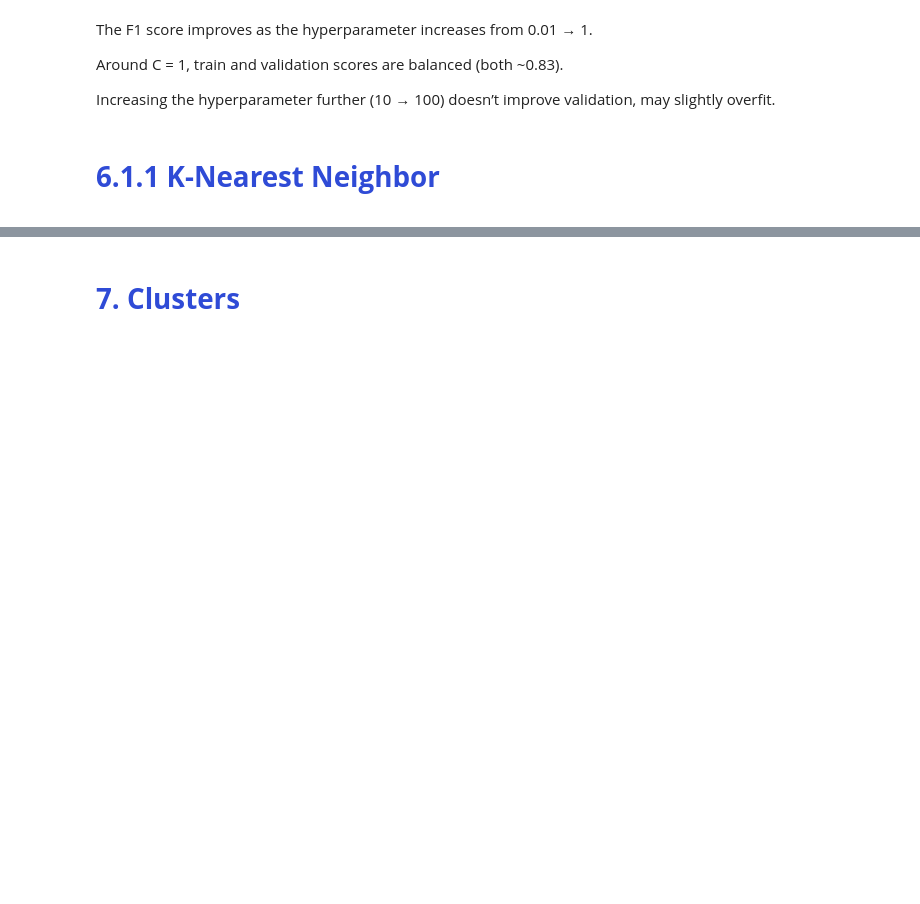
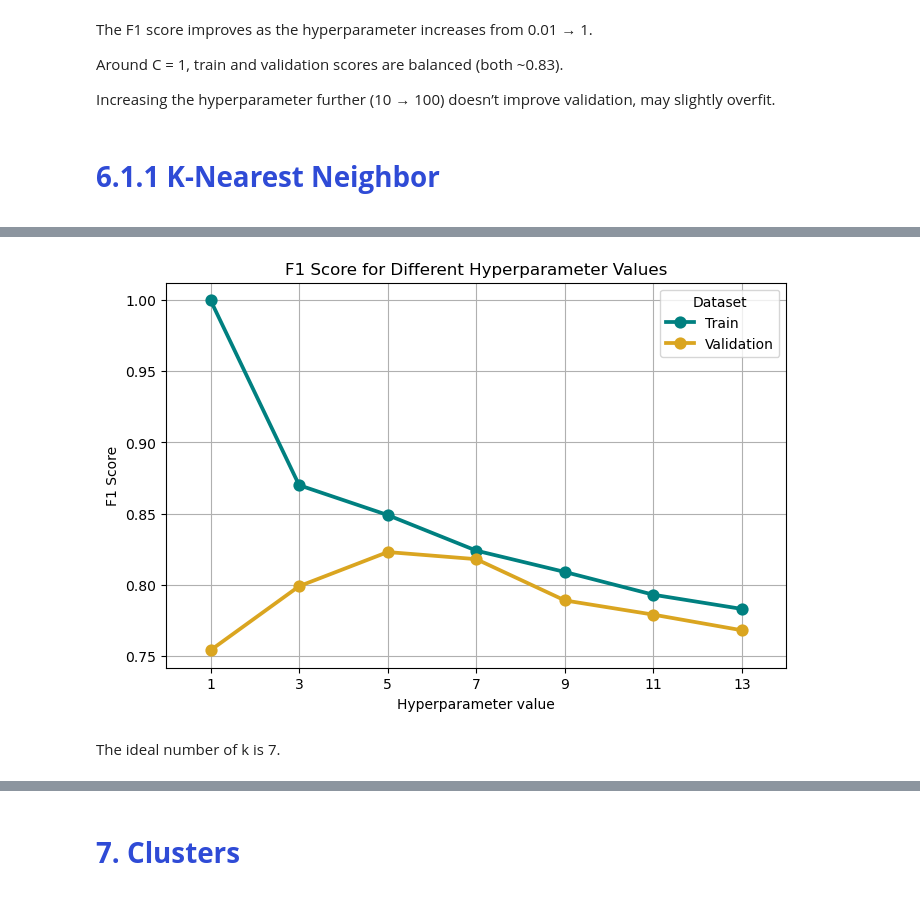
Before and after one commit to deboratcruz11/bootcamp, a Jupyter notebook: HR_Attrition.ipynb, the cells around one changed output, grey strips where cells are left out. Cells and saved outputs as stored; diff of their text form; code cells hidden in the pictures; blank space fills up the shorter version.

```diff
--- a/HR_Attrition.ipynb
+++ b/HR_Attrition.ipynb
@@ -1561,0 +1562,15 @@ plt.show()
+# %%
+# Values of k to test
+values_try = [1, 3, 5, 7, 9, 11,13]
+
+# Evaluating
+f1_train, f1_val = evaluate_knn_with_scaling(
+    X_train_extended, y_train, X_val_extended, y_val, values_try
+)
+
+# Desenhar o gráfico
+point_plot(f1_train, f1_val, values_try)
+# %% [output]
+[figure, added]
+# %% [markdown]
+The ideal number of k is 7.
```
Also changed, not shown: parts of 5 cells of this notebook.
